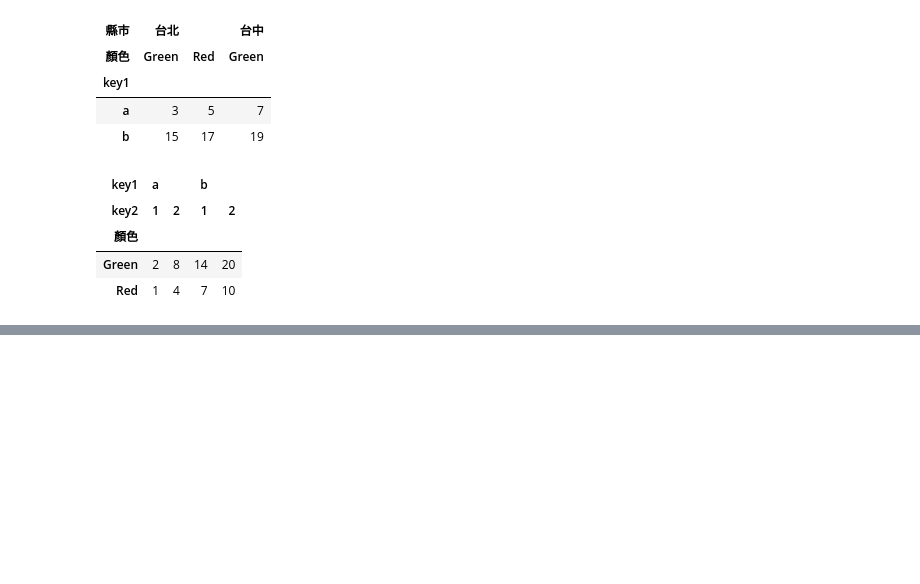
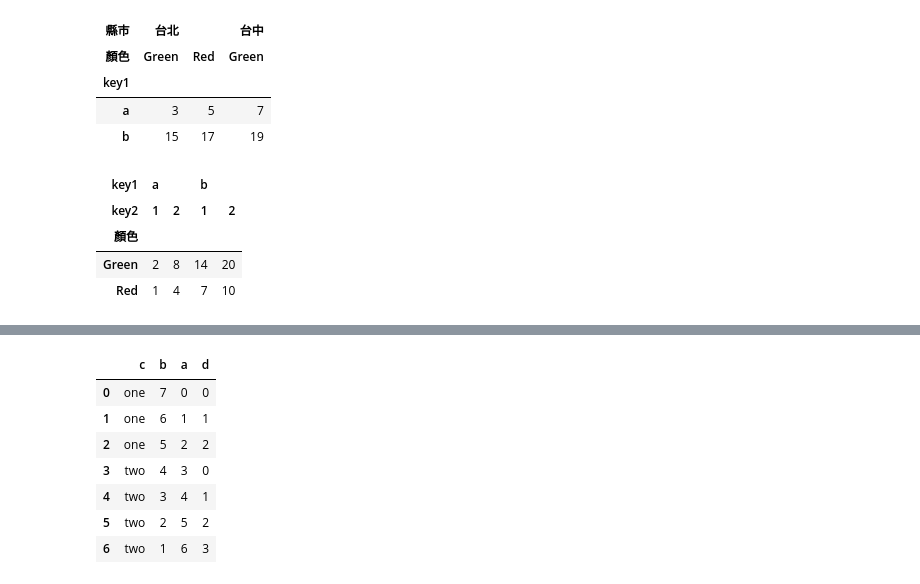
Before and after one commit to wjerjsdlkf/__112_python_Chihlee__, a Jupyter notebook: lesson17/20231209_17_2.ipynb, the cells around one changed output, grey strips where cells are left out. Saved outputs shown, nothing was run; the diff lists cells and outputs as text; code cells hidden in the pictures; blank space fills up the shorter version.

```diff
--- a/lesson17/20231209_17_2.ipynb
+++ b/lesson17/20231209_17_2.ipynb
@@ -83,0 +98,2 @@ df.T.groupby(level='顏色').sum()
+# %%
+frame.set_index("c")
@@ -83,0 +110,13 @@ df.T.groupby(level='顏色').sum()
+# %%
+frame1 = frame.set_index(["c","b"])
+# %%
+frame1.reset_index()
+# %% [output]
+|  | c | b | a | d |
+| 0 | one | 7 | 0 | 0 |
+| 1 | one | 6 | 1 | 1 |
+| 2 | one | 5 | 2 | 2 |
+| 3 | two | 4 | 3 | 0 |
+| 4 | two | 3 | 4 | 1 |
+| 5 | two | 2 | 5 | 2 |
+| 6 | two | 1 | 6 | 3 |
```
Also changed, not shown: parts of 2 cells of this notebook, 4 other files.
